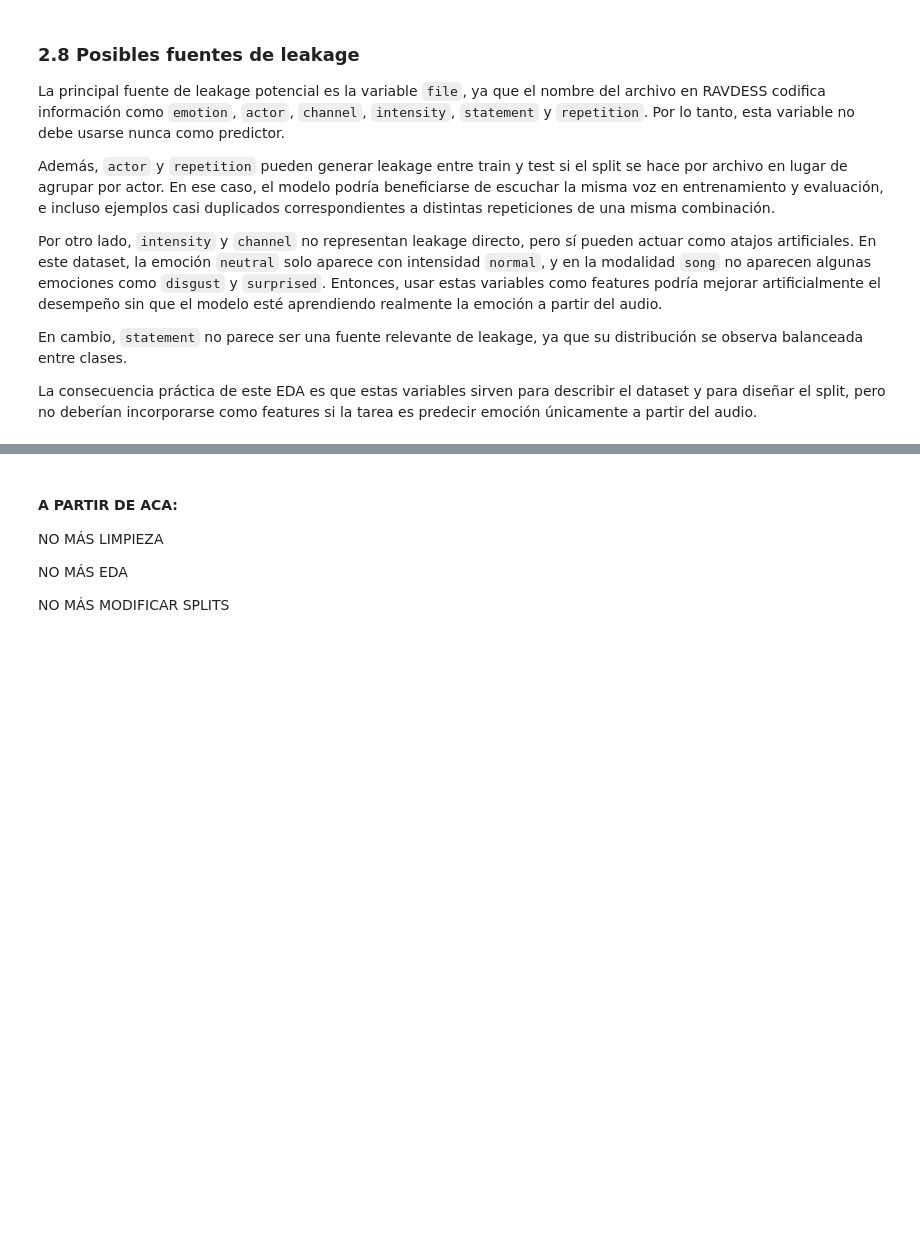
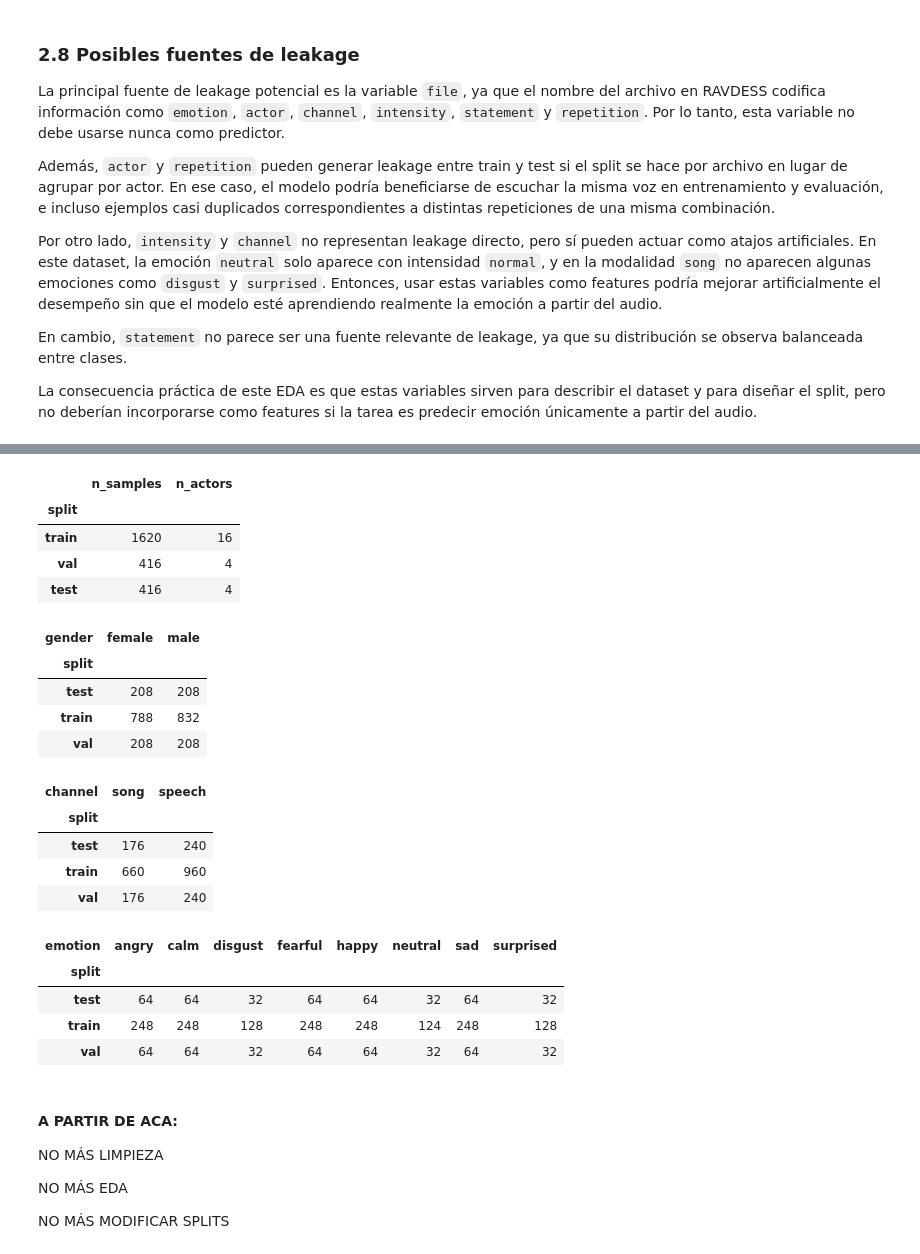
Before and after one commit to pjuls/Proyecto-Final---ML, a Jupyter notebook: notebooks/00_proyecto_final.ipynb, the cells around one changed output, grey strips where cells are left out. Saved outputs shown, nothing was run; the diff lists cells and outputs as text; code cells hidden in the pictures; blank space fills up the shorter version.

```diff
--- a/notebooks/00_proyecto_final.ipynb
+++ b/notebooks/00_proyecto_final.ipynb
@@ -617,3 +621,51 @@ Actores ...
+# %%
+train_actors = [2, 4, 5, 7, 9, 10, 12, 13, 14, 16, 17, 18, 19, 20, 21, 23]
+val_actors = [1, 8, 11, 22]
+test_actors = [3, 6, 15, 24]
+
+all_split_actors = set(train_actors) | set(val_actors) | set(test_actors)
+assert len(all_split_actors) == 24, "Falta asignar actores al split"
+assert set(train_actors).isdisjoint(val_actors)
+assert set(train_actors).isdisjoint(test_actors)
+assert set(val_actors).isdisjoint(test_actors)
+
+actor_to_split = {actor: "train" for actor in train_actors}
+actor_to_split.update({actor: "val" for actor in val_actors})
+actor_to_split.update({actor: "test" for actor in test_actors})
+
+metadata_df["split"] = metadata_df["actor"].map(actor_to_split)
+metadata_audio_df["split"] = metadata_audio_df["actor"].map(actor_to_split)
+
+split_summary = metadata_audio_df.groupby("split").agg(
+    n_samples=("file", "count"),
+    n_actors=("actor", "nunique")
+).loc[["train", "val", "test"]]
+
+display(split_summary)
+display(pd.crosstab(metadata_audio_df["split"], metadata_audio_df["gender"]))
+display(pd.crosstab(metadata_audio_df["split"], metadata_audio_df["channel"]))
+display(pd.crosstab(metadata_audio_df["split"], metadata_audio_df["emotion"]))
+# %% [output]
+|  | n_samples | n_actors |
+| split |  |  |
+| train | 1620 | 16 |
+| val | 416 | 4 |
+| test | 416 | 4 |
+| gender | female | male |
+| split |  |  |
+| test | 208 | 208 |
+| train | 788 | 832 |
+| val | 208 | 208 |
+| channel | song | speech |
+| split |  |  |
+| test | 176 | 240 |
+| train | 660 | 960 |
+| val | 176 | 240 |
+| emotion | angry | calm | disgust | fearful | happy | neutral | sad | surprised |
+| split |  |  |  |  |  |  |  |  |
+| test | 64 | 64 | 32 | 64 | 64 | 32 | 64 | 32 |
+| train | 248 | 248 | 128 | 248 | 248 | 124 | 248 | 128 |
+| val | 64 | 64 | 32 | 64 | 64 | 32 | 64 | 32 |
 # %% [markdown]
 #### A PARTIR DE ACA:
 
```
Also changed, not shown: parts of 2 cells of this notebook.
